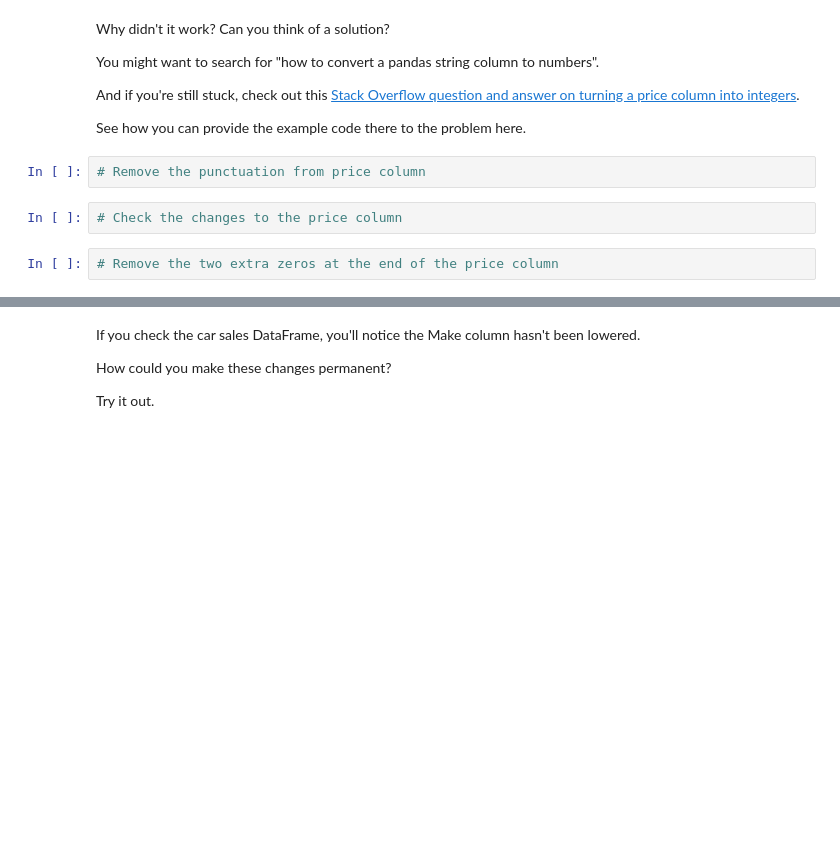
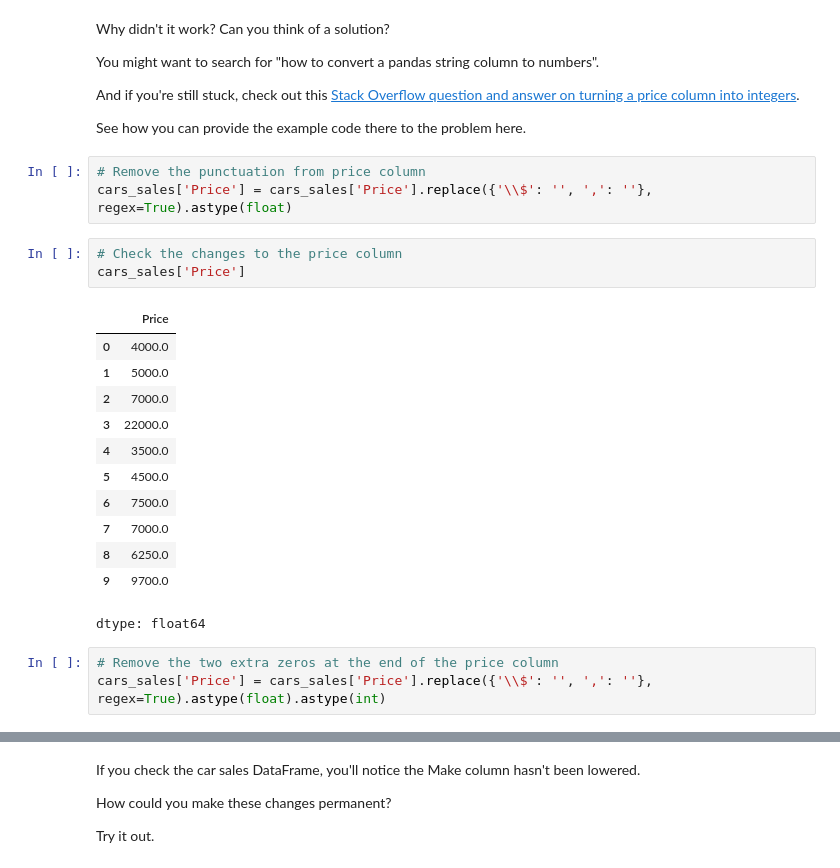
Before and after one commit to faouziha/MLex1_pandas, a Jupyter notebook: section-2-data-science-and-ml-tools/pandas-exercises.ipynb, the cells around one changed output, grey strips where cells are left out. Saved outputs shown, nothing was run; the diff lists cells and outputs as text; blank space fills up the shorter version.

```diff
--- a/section-2-data-science-and-ml-tools/pandas-exercises.ipynb
+++ b/section-2-data-science-and-ml-tools/pandas-exercises.ipynb
@@ -263,9 +264,25 @@ And if you're still stuck, check out this [Stack Overflow question and answer on
 See how you can provide the example code there to the problem here.
 # %%
 # Remove the punctuation from price column
+cars_sales['Price'] = cars_sales['Price'].replace({'\\$': '', ',': ''}, regex=True).astype(float)
 # %%
 # Check the changes to the price column
+cars_sales['Price']
+# %% [output]
+|  | Price |
+| 0 | 4000.0 |
+| 1 | 5000.0 |
+| 2 | 7000.0 |
+| 3 | 22000.0 |
+| 4 | 3500.0 |
+| 5 | 4500.0 |
+| 6 | 7500.0 |
+| 7 | 7000.0 |
+| 8 | 6250.0 |
+| 9 | 9700.0 |
+dtype: float64
 # %%
 # Remove the two extra zeros at the end of the price column
+cars_sales['Price'] = cars_sales['Price'].replace({'\\$': '', ',': ''}, regex=True).astype(float).astype(int)
 # %%
 # Check the changes to the Price column
```
Also changed, not shown: parts of 6 cells of this notebook.
